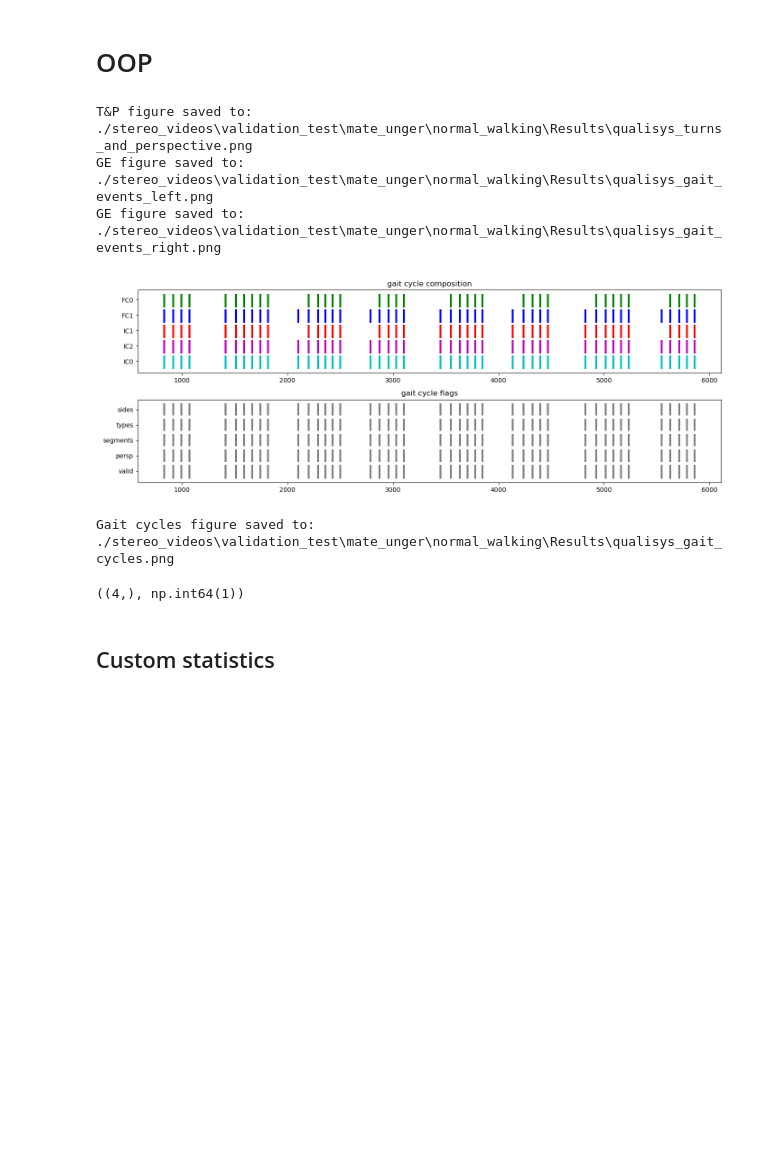
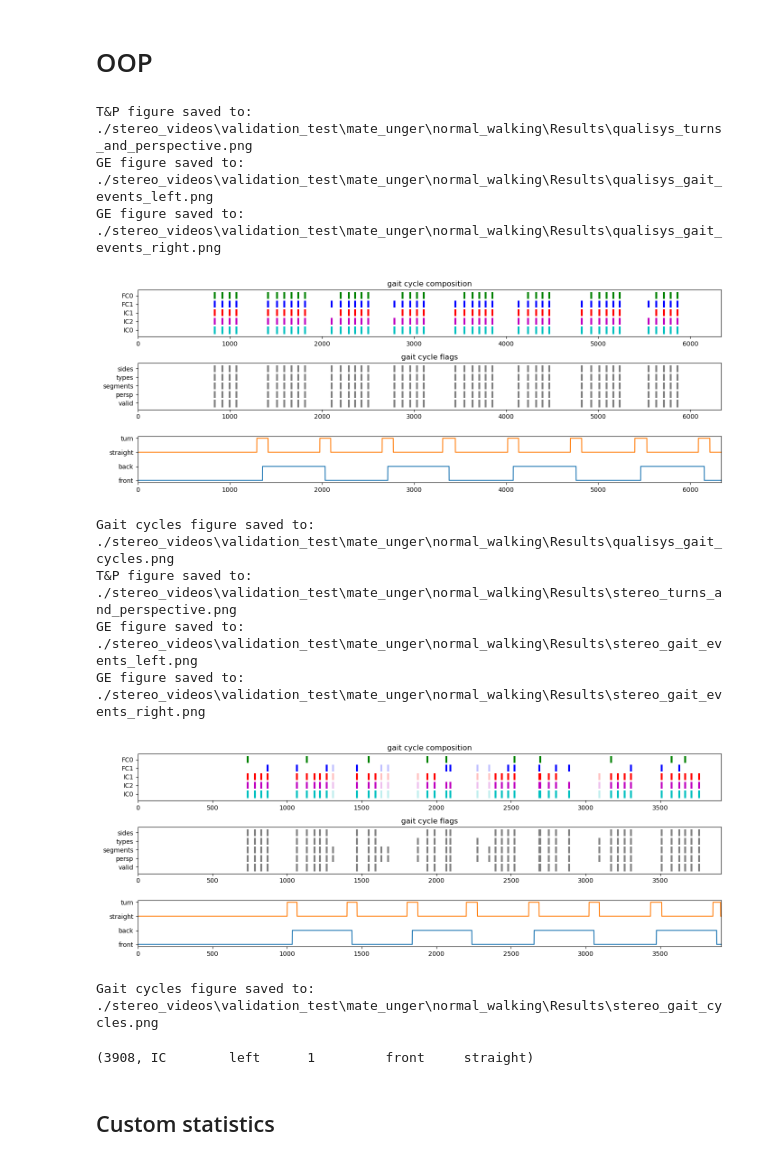
Before and after one commit to MateUnger/StereoVision, a Jupyter notebook: pipeline.ipynb, the cells around one changed output. Drawn from its saved outputs; the diff is of its cells as text; code cells hidden in the pictures; blank space fills up the shorter version.

```diff
--- a/pipeline.ipynb
+++ b/pipeline.ipynb
@@ -1526,24 +1536,43 @@ class Recording:
 # %%
-# file_path = "./stereo_videos\\validation_test\\mate_unger\\normal_walking\\mate_stereo.npz"
-file_path = "./stereo_videos\\validation_test\\mate_unger\\normal_walking\\mate_qualisys.npz"
-R = Recording(
-    npz_data_path=file_path,
-    recording_type=os.path.splitext(file_path.split("\\")[-1])[0].split('_')[1],
+qualisys_file_path = (
+    "./stereo_videos\\validation_test\\mate_unger\\normal_walking\\mate_qualisys.npz"
+)
+stereo_file_path = "./stereo_videos\\validation_test\\mate_unger\\normal_walking\\mate_stereo.npz"
+debug_folder_path = f"./stereo_videos\\validation_test\\{participant}\\{paradigm}\\Results\\"
+
+qr = Recording(
+    npz_data_path=qualisys_file_path,
+    recording_type="qualisys",
     gait_analysis_properties=gait_analysis_properties,
-    debug_folder=f"./stereo_videos\\validation_test\\{participant}\\{paradigm}\\Results\\",
+    debug_folder=debug_folder_path,
 )
+
+sr = Recording(
+    npz_data_path=stereo_file_path,
+    recording_type="stereo",
+    gait_analysis_properties=gait_analysis_properties,
+    debug_folder=debug_folder_path,
+)
 # %% [output]
 T&P figure saved to:
 ./stereo_videos\validation_test\mate_unger\normal_walking\Results\qualisys_turns_and_perspective.png
 GE figure saved to:
 ./stereo_videos\validation_test\mate_unger\normal_walking\Results\qualisys_gait_events_left.png
 GE figure saved to:
 ./stereo_videos\validation_test\mate_unger\normal_walking\Results\qualisys_gait_events_right.png
-[figure, old version]
+[figure, new version]
 Gait cycles figure saved to:
 ./stereo_videos\validation_test\mate_unger\normal_walking\Results\qualisys_gait_cycles.png
+T&P figure saved to:
+./stereo_videos\validation_test\mate_unger\normal_walking\Results\stereo_turns_and_perspective.png
+GE figure saved to:
+./stereo_videos\validation_test\mate_unger\normal_walking\Results\stereo_gait_events_left.png
+GE figure saved to:
+./stereo_videos\validation_test\mate_unger\normal_walking\Results\stereo_gait_events_right.png
+[figure, added]
+Gait cycles figure saved to:
+./stereo_videos\validation_test\mate_unger\normal_walking\Results\stereo_gait_cycles.png
 # %%
-a = np.array([1,2,3,4])
-a.shape, a[0]
+sr.keypoints.shape[2], sr.gait_events[0]
 # %% [output]
-((4,), np.int64(1))
+(3908, IC        left      1         front     straight)
```
Also changed, not shown: parts of 4 cells of this notebook.
